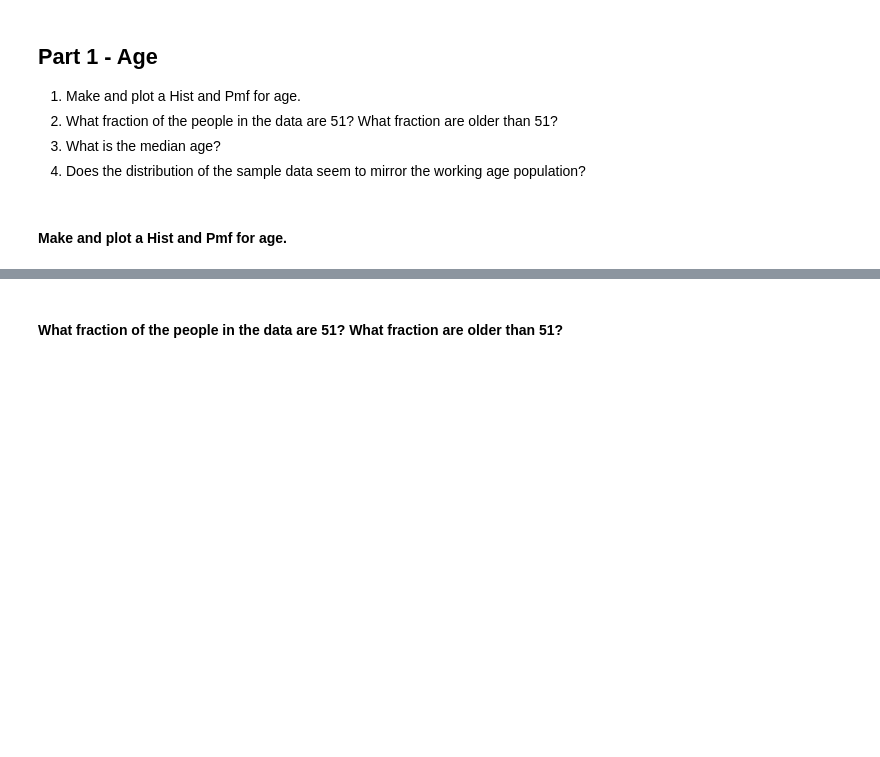
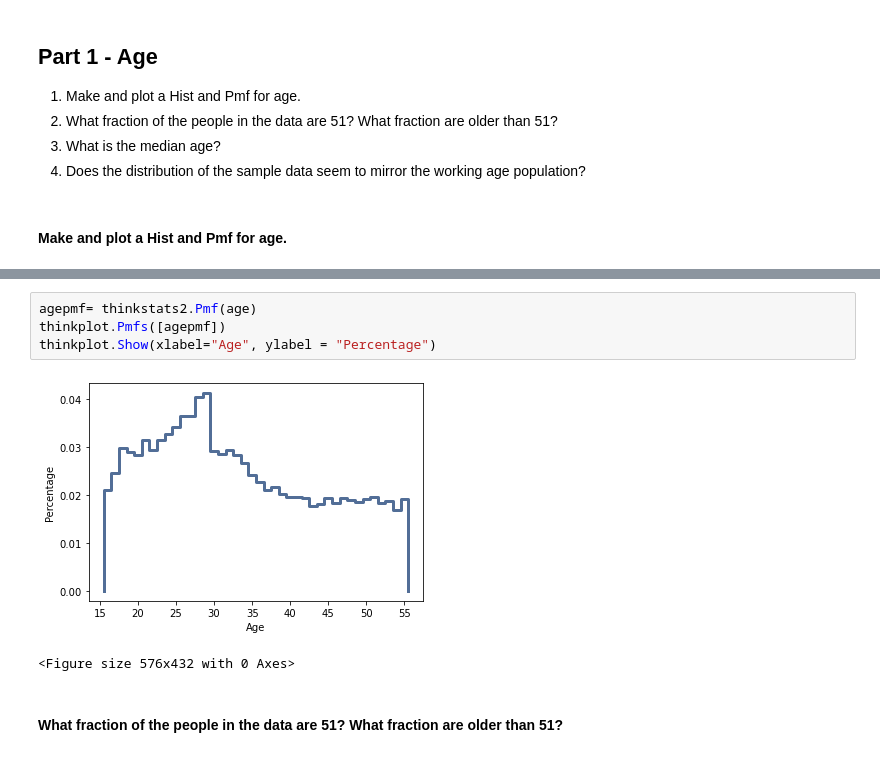
Before and after one commit to Asdukey/BSIP_Assignment_1_Students, a Jupyter notebook: stats_asn_1_stud_temp.ipynb, the cells around one changed output, grey strips where cells are left out. Cells and saved outputs as stored; diff of their text form; blank space fills up the shorter version.

```diff
--- a/stats_asn_1_stud_temp.ipynb
+++ b/stats_asn_1_stud_temp.ipynb
@@ -78,2 +83,9 @@ fds
+# %%
+agepmf= thinkstats2.Pmf(age)
+thinkplot.Pmfs([agepmf])
+thinkplot.Show(xlabel="Age", ylabel = "Percentage")
+# %% [output]
+[figure, added]
+<Figure size 576x432 with 0 Axes>
 # %% [markdown]
 #### What fraction of the people in the data are 51? What fraction are older than 51?
```
Also changed, not shown: parts of 12 cells of this notebook.
